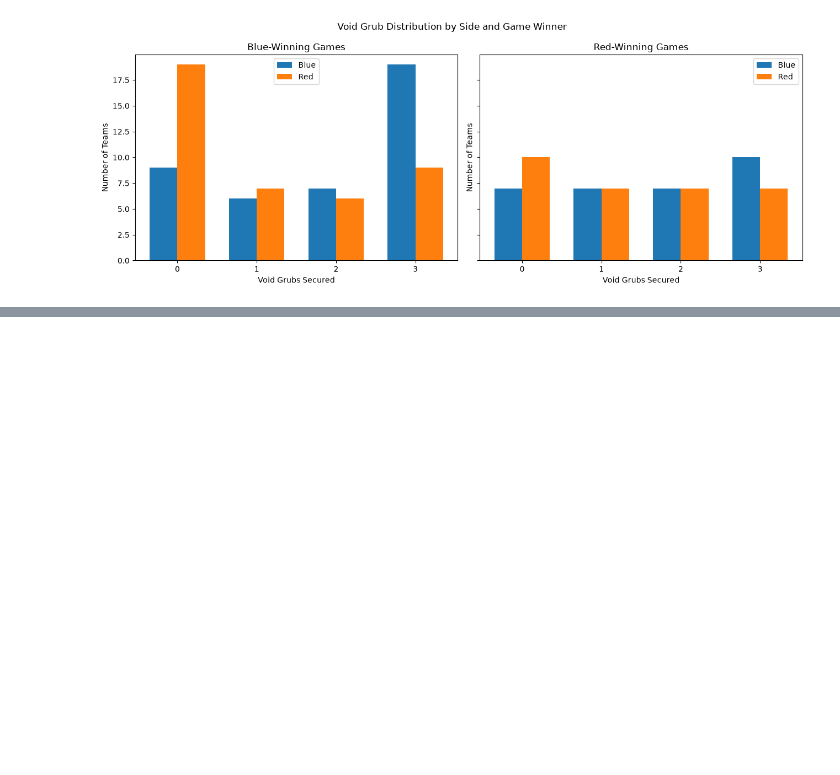
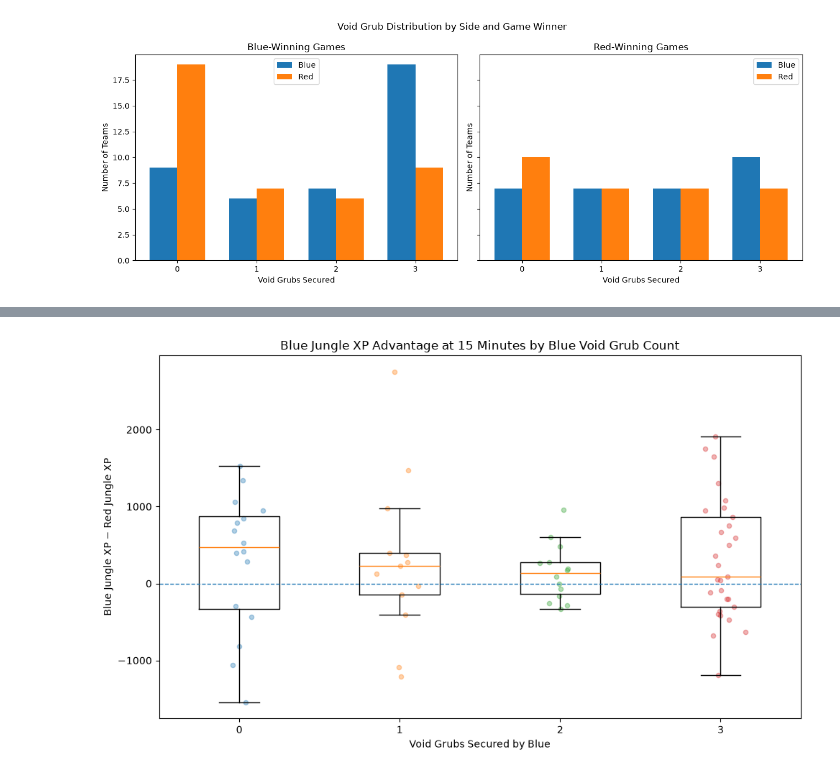
Before and after one commit to BoyleNathaniel/League_Of_Legends_Herald_Analysis, a Jupyter notebook: notebooks/04_red_blue_analysis.ipynb, the cells around one changed output, grey strips where cells are left out. Drawn from its saved outputs; the diff is of its cells as text; code cells hidden in the pictures; blank space fills up the shorter version.

Commit message:
looked at void count at 15 20 and 25 minutes in relation to xp gap

```diff
--- a/notebooks/04_red_blue_analysis.ipynb
+++ b/notebooks/04_red_blue_analysis.ipynb
@@ -1515,0 +1578,52 @@ plt.show()
+# %%
+fig, ax = plt.subplots(figsize=(10, 6))
+
+groups = [0, 1, 2, 3]
+data = [
+    xp_gap.loc[
+        xp_gap["blue_void_grubs"] == grub,
+        "xp_gap_15"
+    ].dropna()
+    for grub in groups
+]
+
+ax.boxplot(
+    data,
+    positions=groups,
+    widths=0.5,
+    showfliers=False
+)
+
+# Add individual observations
+for grub, values in zip(groups, data):
+
+    x_values = np.random.normal(
+        grub,
+        0.06,
+        size=len(values)
+    )
+
+    ax.scatter(
+        x_values,
+        values,
+        alpha=0.35,
+        s=20
+    )
+
+ax.axhline(
+    0,
+    linestyle="--",
+    linewidth=1
+)
+
+ax.set_xticks(groups)
+ax.set_xlabel("Void Grubs Secured by Blue")
+ax.set_ylabel("Blue Jungle XP − Red Jungle XP")
+ax.set_title(
+    "Blue Jungle XP Advantage at 15 Minutes by Blue Void Grub Count"
+)
+
+plt.tight_layout()
+plt.show()
+# %% [output]
+[figure, added]
```
Also changed, not shown: parts of 13 cells of this notebook.
